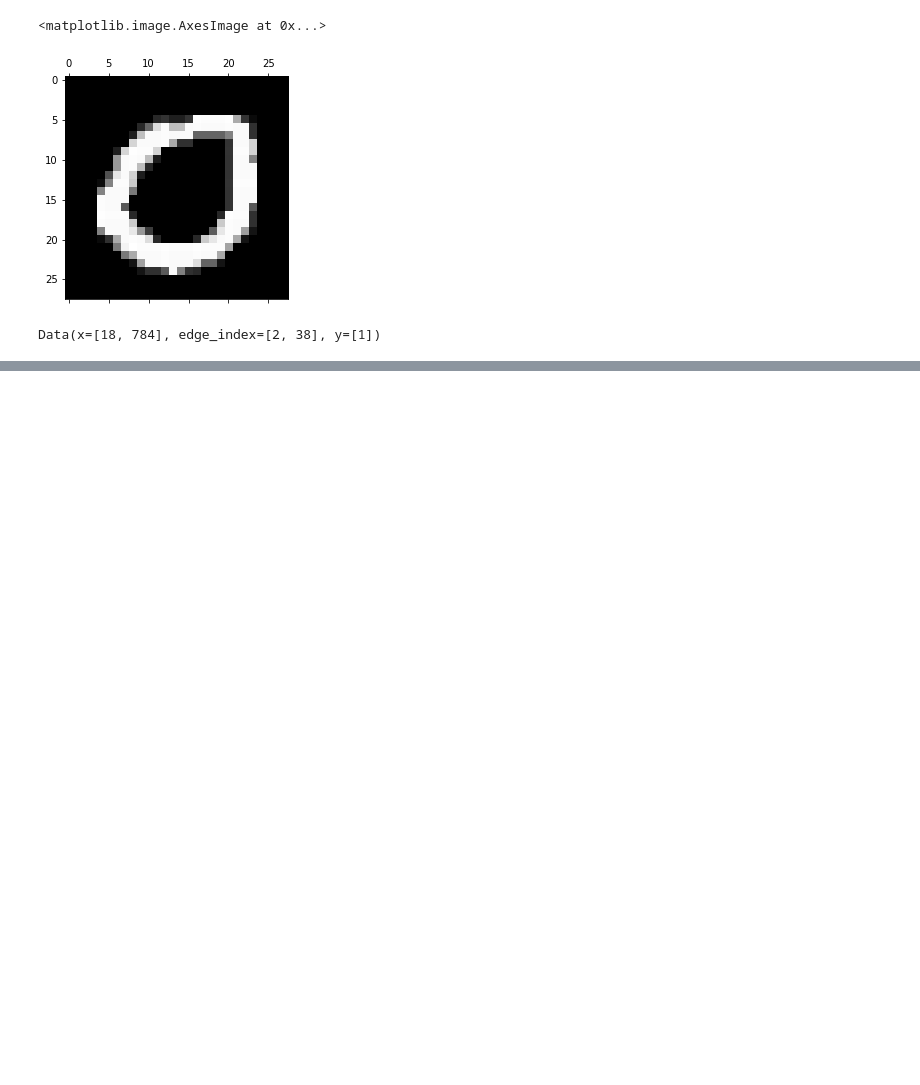
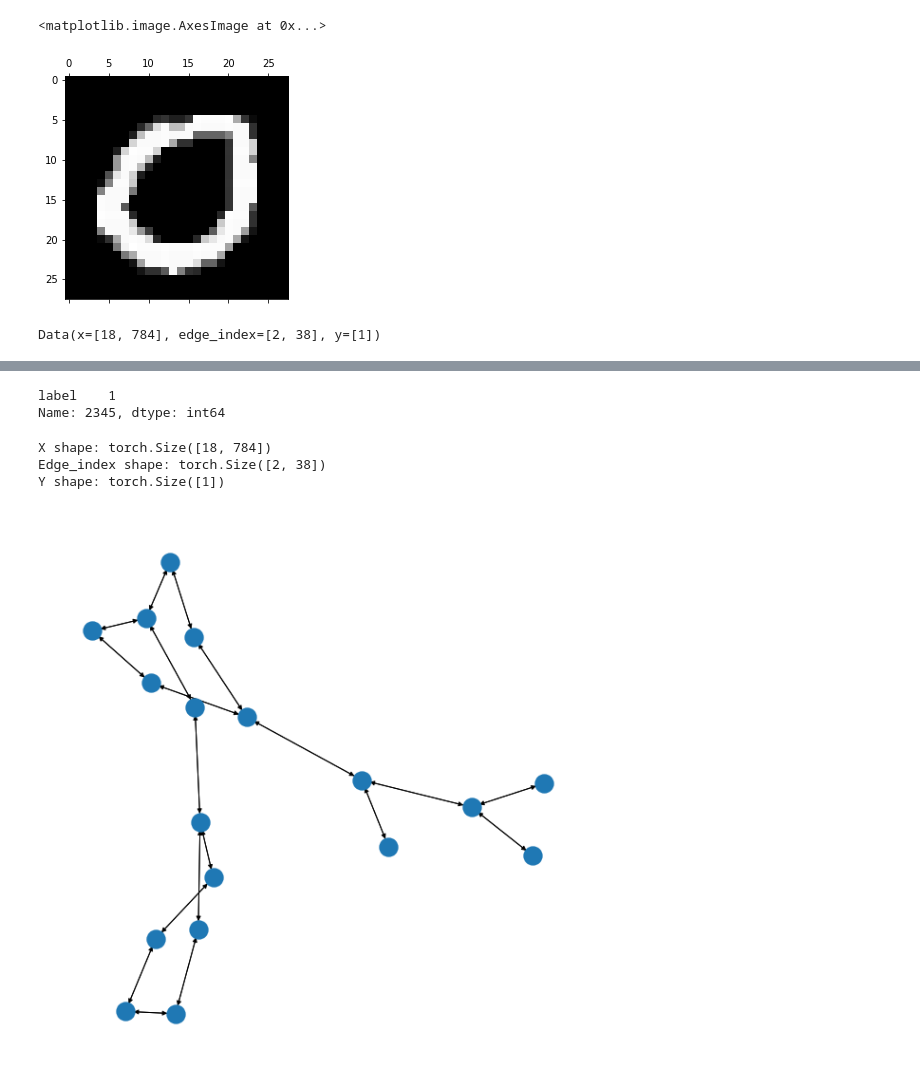
Before and after one commit to eeraanjum13/fluffy-fortnight, a Jupyter notebook: frankestein.ipynb, the cells around one changed output, grey strips where cells are left out. Drawn from its saved outputs; the diff is of its cells as text; code cells hidden in the pictures; blank space fills up the shorter version.

```diff
--- a/frankestein.ipynb
+++ b/frankestein.ipynb
@@ -363,0 +429,52 @@ Data(x=[18, 784], edge_index=[2, 38], y=[1])
+# %%
+node_ids = graph_idx[graph_idx['idx']==g_idx].index
+
+# Node features
+attributes = node_attrs.loc[node_ids, :]
+
+# Edges info
+edges = edge_index[edge_index['source'].isin(node_ids)]
+edges_ids = edges.index
+
+# Graph label
+label = graph_labels.loc[g_idx]
+# %%
+label
+# %% [output]
+label    1
+Name: 2345, dtype: int64
+# %%
+edge_idx = torch.tensor(edges.to_numpy().transpose(), dtype=torch.long)
+map_dict = {v.item():i for i,v in enumerate(torch.unique(edge_idx))}
+map_edge = torch.zeros_like(edge_idx)
+for k,v in map_dict.items():
+    #print(edge_idx==k)
+    map_edge[edge_idx==k] = v
+# %%
+attrs = torch.tensor(attributes.to_numpy(), dtype=torch.float) # Dataframe to tensor format
+pad = torch.zeros((attrs.shape[0], 4), dtype=torch.float) # adding extra 4 columns
+x = torch.cat((attrs, pad), dim=-1)
+
+edge_idx = map_edge.long()
+
+np_lab = label.to_numpy()
+y = torch.tensor(np_lab if np_lab[0] == 1 else [0], dtype=torch.long)
+# %%
+x.shape, x.dtype
+
+print( 'X shape:', x.shape)
+print( 'Edge_index shape:', edge_idx.shape)
+print( 'Y shape:', y.shape)
+# %% [output]
+X shape: torch.Size([18, 784])
+Edge_index shape: torch.Size([2, 38])
+Y shape: torch.Size([1])
+# %%
+graph = Data(x = x, edge_index = edge_idx, y = y)
+# %%
+vis = to_networkx(graph)
+plt.figure(1,figsize=(8,8))
+nx.draw(vis, cmap=plt.get_cmap('Set3'),linewidths=3)
+plt.show()
+# %% [output]
+[figure, added]
```
Also changed, not shown: parts of 18 cells of this notebook, 6 other files.
